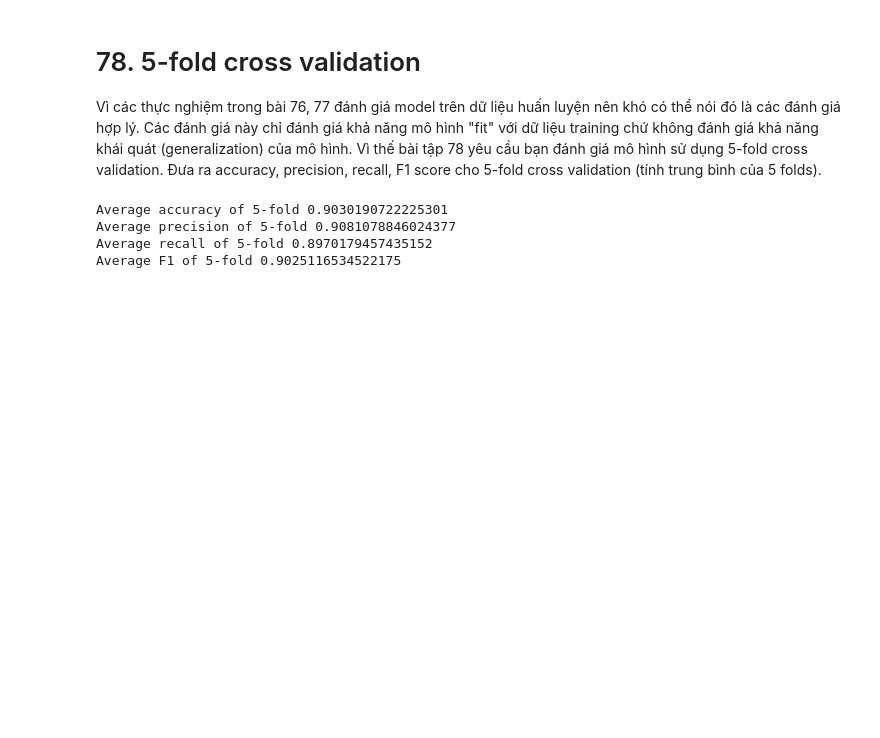
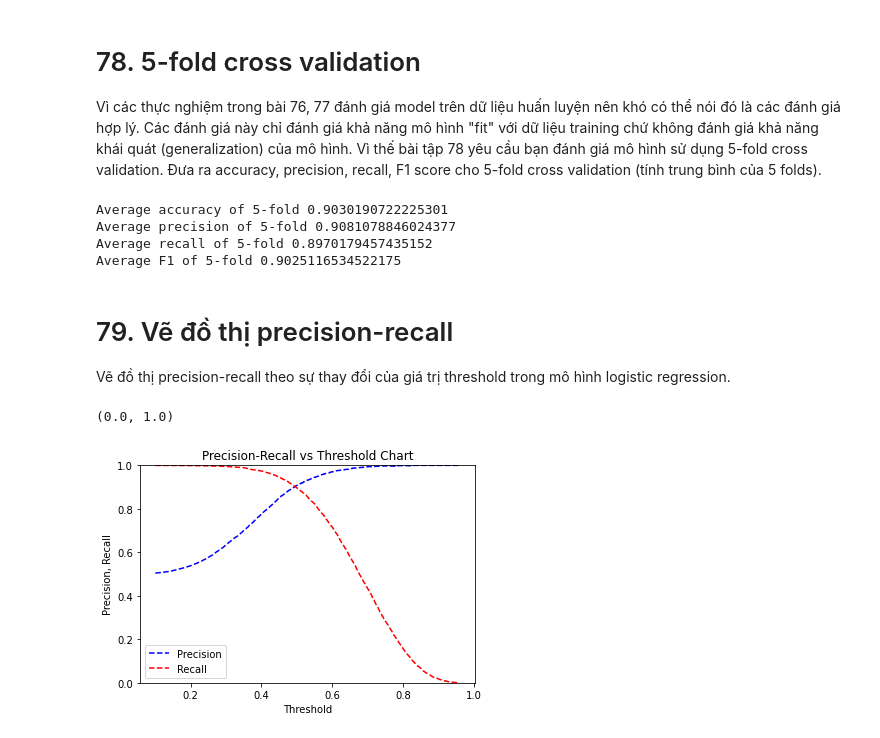
Before and after one commit to ptpuyen1511/practice_100_nlp_exercises, a Jupyter notebook: c8_machine_learning.ipynb, the cells around one changed output. Cells and saved outputs as stored; diff of their text form; code cells hidden in the pictures; blank space fills up the shorter version.

```diff
--- a/c8_machine_learning.ipynb
+++ b/c8_machine_learning.ipynb
@@ -448,3 +448,32 @@ Average accuracy of 5-fold 0.9030190722225301
 Average precision of 5-fold 0.9081078846024377
 Average recall of 5-fold 0.8970179457435152
 Average F1 of 5-fold 0.9025116534522175
+# %% [markdown]
+# 79. Vẽ đồ thị precision-recall
+Vẽ đồ thị precision-recall theo sự thay đổi của giá trị threshold trong mô hình logistic regression.
+# %%
+from sklearn import metrics
+from sklearn.metrics import precision_recall_curve
+import matplotlib.pyplot as plt
+
+# Fit model
+clf_tfidf = LogisticRegression(random_state=0).fit(X_train_tfidf_vect, y)
+
+# Get predictions
+pred_y = clf_tfidf.predict(X_train_tfidf_vect)
+probs_y = clf_tfidf.predict_proba(X_train_tfidf_vect)
+
+precision, recall, thresholds = precision_recall_curve(y, probs_y[:, 1])
+pr_auc = metrics.auc(recall, precision)
+
+# Plot
+plt.title("Precision-Recall vs Threshold Chart")
+plt.plot(thresholds, precision[: -1], "b--", label="Precision")
+plt.plot(thresholds, recall[: -1], "r--", label="Recall")
+plt.ylabel("Precision, Recall")
+plt.xlabel("Threshold")
+plt.legend(loc="lower left")
+plt.ylim([0,1])
+# %% [output]
+(0.0, 1.0)
+[figure, added]
```
